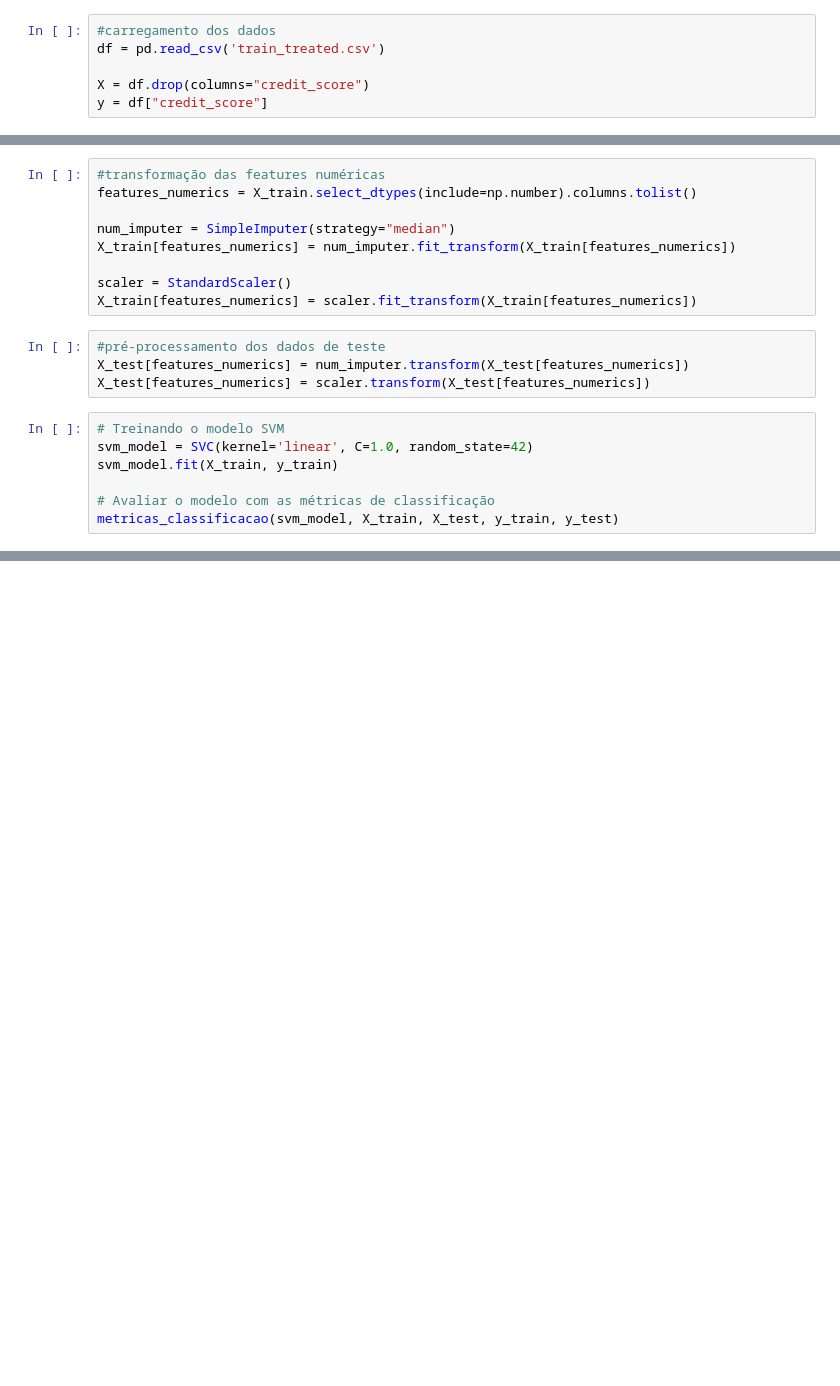
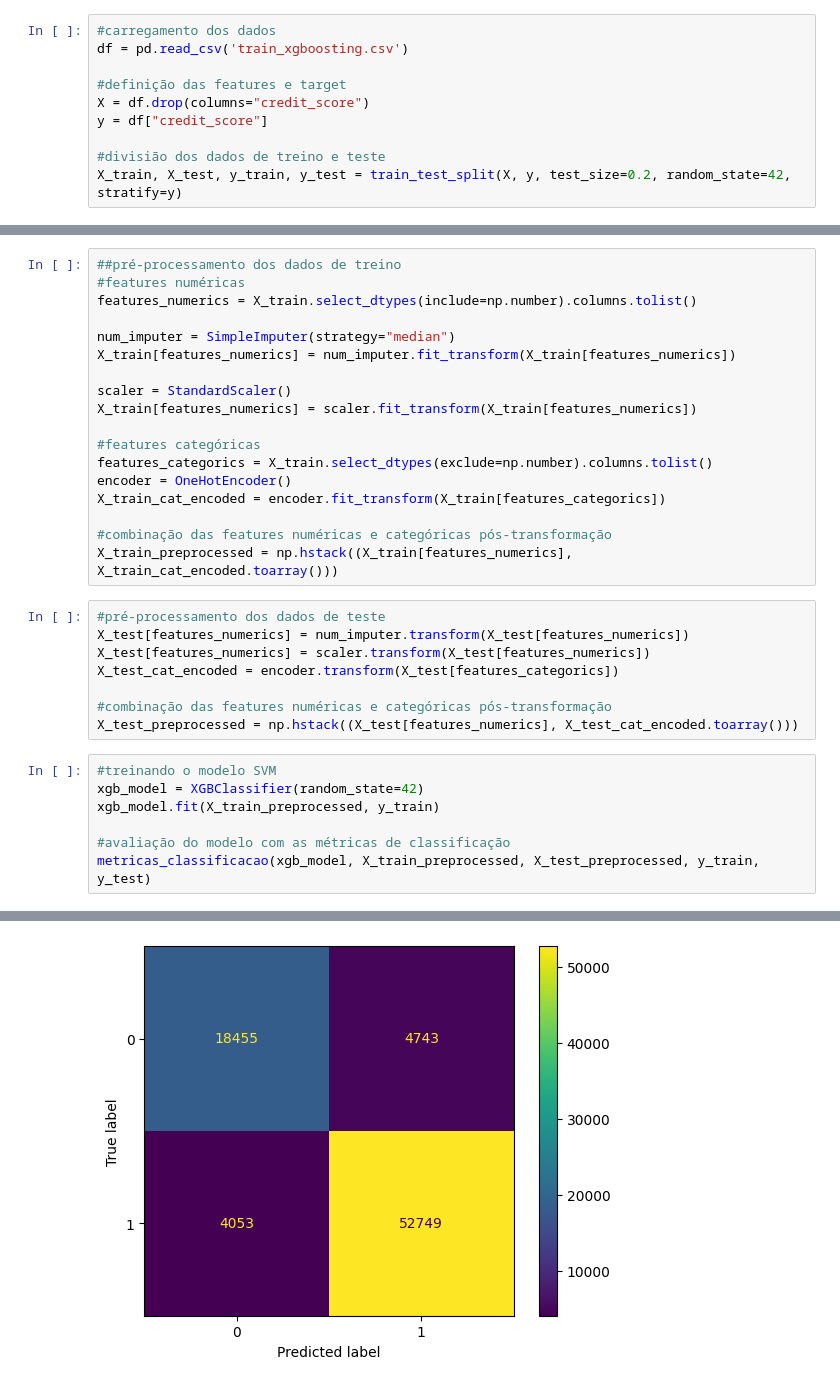
Before and after one commit to paulacapuano/ada_ml_2, a Jupyter notebook: exercicio_1/exercicio_1_vag_treinamento.ipynb, the cells around one changed output, grey strips where cells are left out. Saved outputs shown, nothing was run; the diff lists cells and outputs as text; blank space fills up the shorter version.

```diff
--- a/exercicio_1/exercicio_1_vag_treinamento.ipynb
+++ b/exercicio_1/exercicio_1_vag_treinamento.ipynb
@@ -31,6 +166,10 @@ def metricas_classificacao(estimator, X_train, X_test, y_train, y_test):
 # %%
 #carregamento dos dados
-df = pd.read_csv('train_treated.csv')
+df = pd.read_csv('train_xgboosting.csv')
 
+#definição das features e target
 X = df.drop(columns="credit_score")
 y = df["credit_score"]
+
+#divisião dos dados de treino e teste
+X_train, X_test, y_train, y_test = train_test_split(X, y, test_size=0.2, random_state=42, stratify=y)
@@ -40,5 +176,6 @@ X_train, X_test, y_train, y_test = train_test_split(X, y, test_size=0.2, random_
 # %%
-#transformação das features numéricas
+##pré-processamento dos dados de treino
+#features numéricas
 features_numerics = X_train.select_dtypes(include=np.number).columns.tolist()
 
 num_imputer = SimpleImputer(strategy="median")
@@ -46,14 +183,27 @@ X_train[features_numerics] = num_imputer.fit_transform(X_train[features_numerics
 
 scaler = StandardScaler()
 X_train[features_numerics] = scaler.fit_transform(X_train[features_numerics])
+
+#features categóricas
+features_categorics = X_train.select_dtypes(exclude=np.number).columns.tolist()
+encoder = OneHotEncoder()
+X_train_cat_encoded = encoder.fit_transform(X_train[features_categorics])
+
+#combinação das features numéricas e categóricas pós-transformação
+X_train_preprocessed = np.hstack((X_train[features_numerics], X_train_cat_encoded.toarray()))
 # %%
 #pré-processamento dos dados de teste
 X_test[features_numerics] = num_imputer.transform(X_test[features_numerics])
 X_test[features_numerics] = scaler.transform(X_test[features_numerics])
+X_test_cat_encoded = encoder.transform(X_test[features_categorics])
+
+#combinação das features numéricas e categóricas pós-transformação
+X_test_preprocessed = np.hstack((X_test[features_numerics], X_test_cat_encoded.toarray()))
 # %%
-# Treinando o modelo SVM
-svm_model = SVC(kernel='linear', C=1.0, random_state=42)
-svm_model.fit(X_train, y_train)
+#treinando o modelo SVM
+xgb_model = XGBClassifier(random_state=42)
+xgb_model.fit(X_train_preprocessed, y_train)
 
-# Avaliar o modelo com as métricas de classificação
-metricas_classificacao(svm_model, X_train, X_test, y_train, y_test)
+#avaliação do modelo com as métricas de classificação
+metricas_classificacao(xgb_model, X_train_preprocessed, X_test_preprocessed, y_train, y_test)
+# %% [output]
@@ -59,0 +211 @@ metricas_classificacao(svm_model, X_train, X_test, y_train, y_test)
+[figure, added]
```
Also changed, not shown: parts of 14 cells of this notebook, 3 other files.
